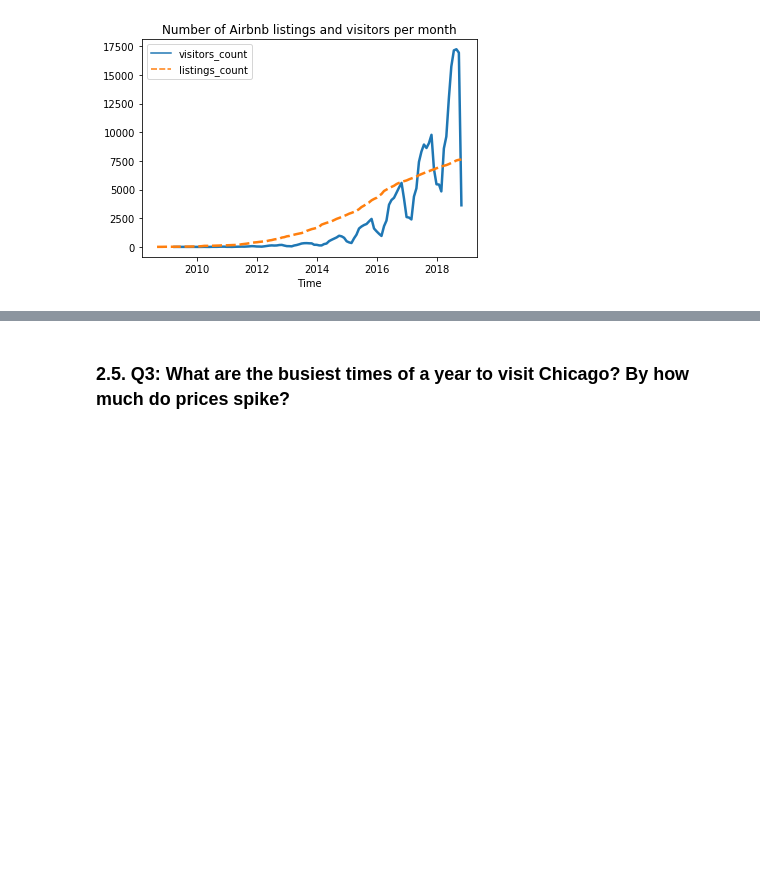
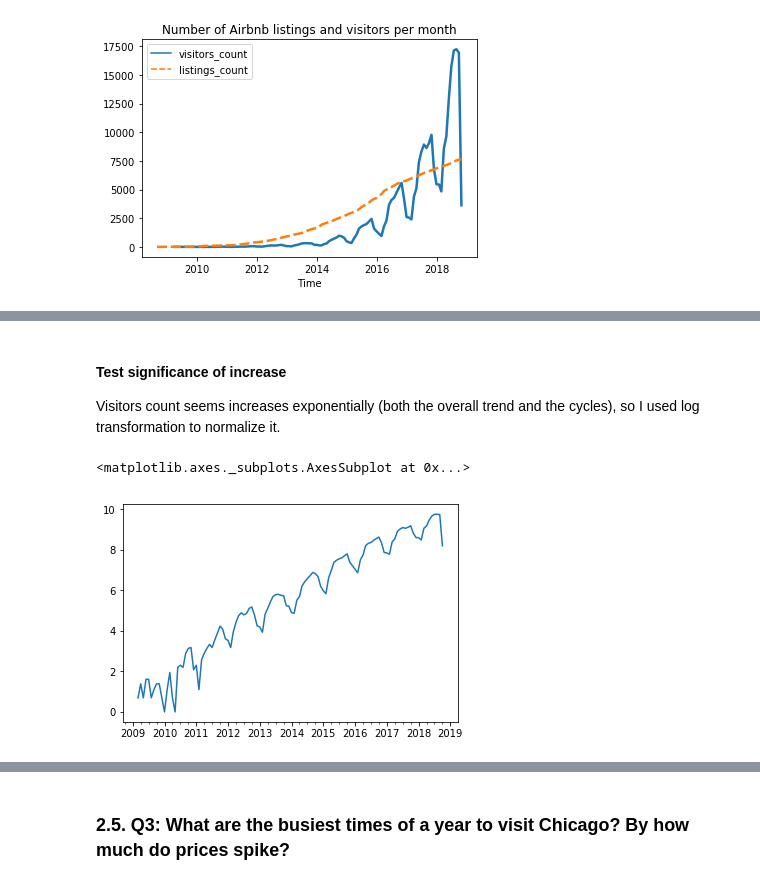
Before and after one commit to angang-li/airbnb_data_analysis, a Jupyter notebook: explore_part2.ipynb, the cells around one changed output, grey strips where cells are left out. Saved outputs shown, nothing was run; the diff lists cells and outputs as text; code cells hidden in the pictures; blank space fills up the shorter version.

```diff
--- a/explore_part2.ipynb
+++ b/explore_part2.ipynb
@@ -235,0 +252,10 @@ plt.savefig('figures/new_listings_over_time.png')
+# %% [markdown]
+#### Test significance of increase
+
+Visitors count seems increases exponentially (both the overall trend and the cycles), so I used log transformation to normalize it.
+# %%
+# Normalize
+np.log(demand_supply['visitors_count']).plot()
+# %% [output]
+<matplotlib.axes._subplots.AxesSubplot at 0x...>
+[figure, added]
```
Also changed, not shown: parts of 43 cells of this notebook, 3 other files.
